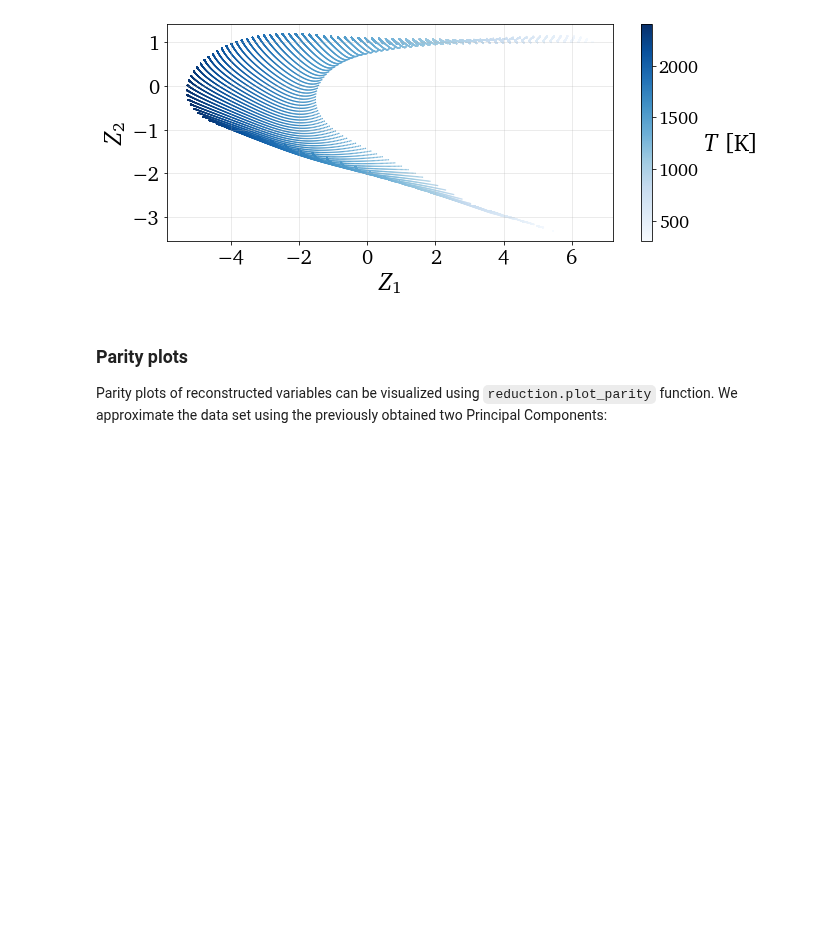
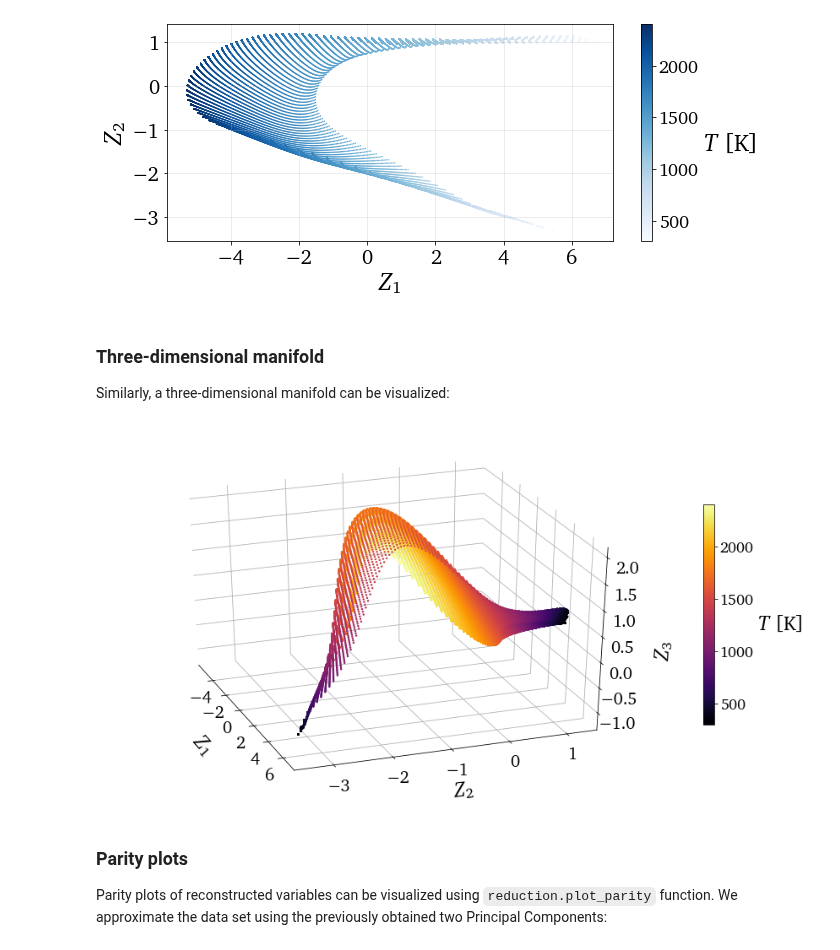
Before and after one commit to kamilazdybal/PCAfold, a Jupyter notebook: docs/tutorials/demo-pca.ipynb, the cells around one changed output. Cells and saved outputs as stored; diff of their text form; code cells hidden in the pictures; blank space fills up the shorter version.

```diff
--- a/docs/tutorials/demo-pca.ipynb
+++ b/docs/tutorials/demo-pca.ipynb
@@ -298,6 +298,15 @@ if save_plots: save_filename = '../images/plotting-pca-2d-manifold-blues'
 plt = reduction.plot_2d_manifold(principal_components[:,0], principal_components[:,1], color=X[:,0], x_label='$Z_1$', y_label='$Z_2$', colorbar_label='$T$ [K]', color_map='Blues', figure_size=(10,4), save_filename=save_filename)
 # %% [output]
 [figure]
+# %% [markdown]
+### Three-dimensional manifold
+
+Similarly, a three-dimensional manifold can be visualized:
+# %%
+if save_plots: save_filename = '../images/plotting-pca-3d-manifold'
+plt = reduction.plot_3d_manifold(principal_components[:,0], principal_components[:,1], principal_components[:,2], elev=30, azim=-20, color=X[:,0], x_label='$Z_1$', y_label='$Z_2$', z_label='$Z_3$', colorbar_label='$T$ [K]', color_map='inferno', figure_size=(15,8), save_filename=save_filename)
+# %% [output]
+[figure, added]
 # %% [markdown]
 ### Parity plots
 
```
Also changed, not shown: parts of 5 cells of this notebook, 9 other files.
